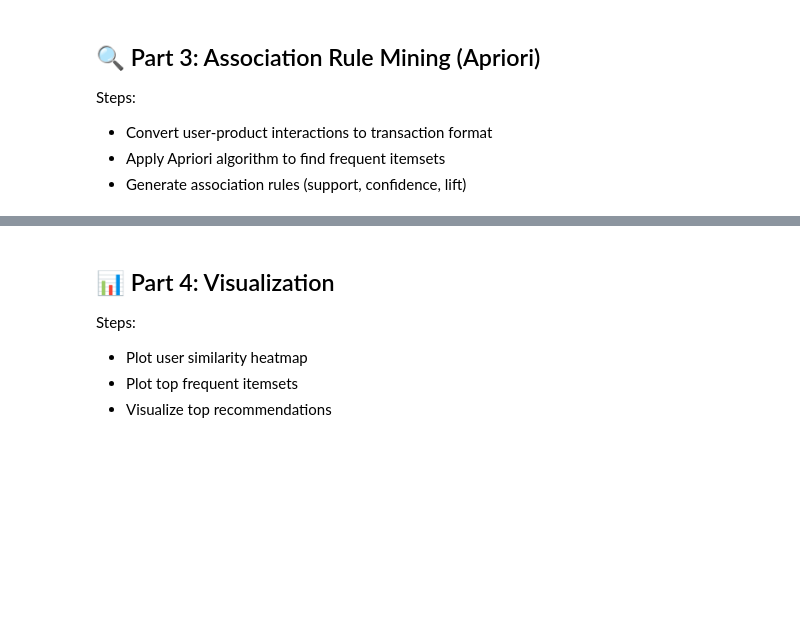
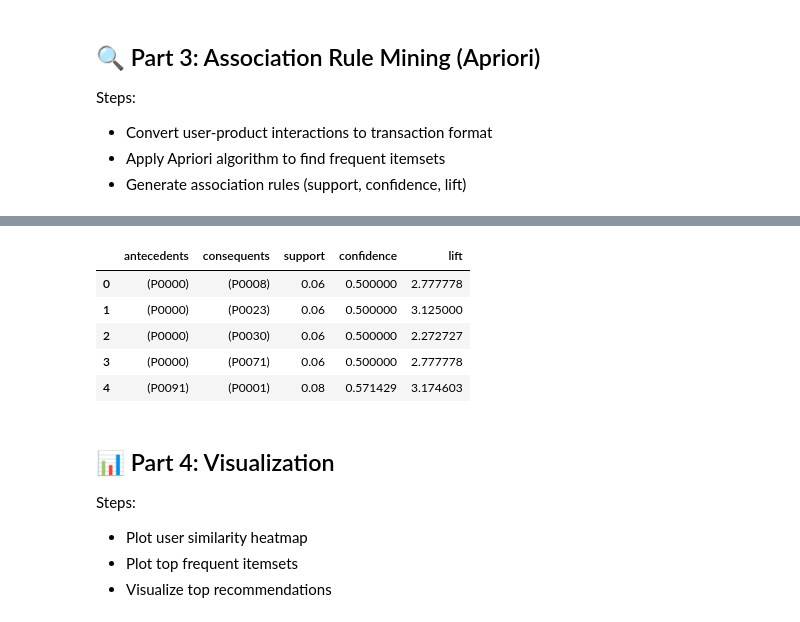
Before and after one commit to Faree09/SOEN471_A2, a Jupyter notebook: smartcart_starter_detailed.ipynb, the cells around one changed output, grey strips where cells are left out. Drawn from its saved outputs; the diff is of its cells as text; code cells hidden in the pictures; blank space fills up the shorter version.

```diff
--- a/smartcart_starter_detailed.ipynb
+++ b/smartcart_starter_detailed.ipynb
@@ -249,9 +380,16 @@ df_trans = pd.DataFrame(te_ary, columns=te.columns_)
 # %%
-# Apply Apriori and generate rules
-from mlxtend.frequent_patterns import apriori, association_rules
-frequent_itemsets = apriori(df_trans, min_support=0.05, use_colnames=True)
-rules = association_rules(frequent_itemsets, metric='confidence', min_threshold=0.5)
-rules[['antecedents', 'consequents', 'support', 'confidence', 'lift']].head()
+# # Apply Apriori and generate rules
+# from mlxtend.frequent_patterns import apriori, association_rules
+# frequent_itemsets = apriori(df_trans, min_support=0.05, use_colnames=True)
+# rules = association_rules(frequent_itemsets, metric='confidence', min_threshold=0.5)
+# rules[['antecedents', 'consequents', 'support', 'confidence', 'lift']].head()
+# %% [output]
+|  | antecedents | consequents | support | confidence | lift |
+| 0 | (P0000) | (P0008) | 0.06 | 0.500000 | 2.777778 |
+| 1 | (P0000) | (P0023) | 0.06 | 0.500000 | 3.125000 |
+| 2 | (P0000) | (P0030) | 0.06 | 0.500000 | 2.272727 |
+| 3 | (P0000) | (P0071) | 0.06 | 0.500000 | 2.777778 |
+| 4 | (P0091) | (P0001) | 0.08 | 0.571429 | 3.174603 |
 # %% [markdown]
 ## 📊 Part 4: Visualization
 Steps:
```
Also changed, not shown: parts of 5 cells of this notebook.
